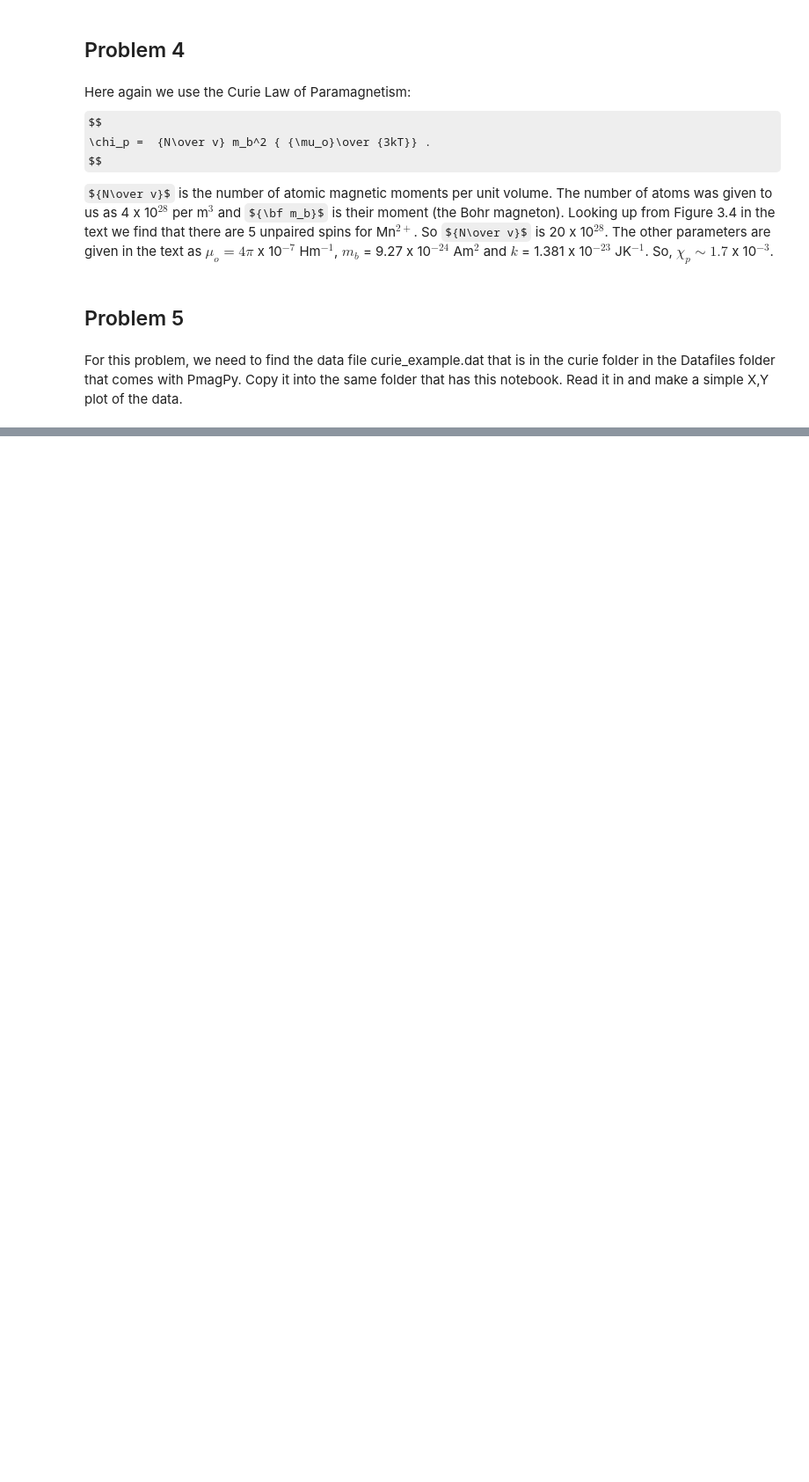
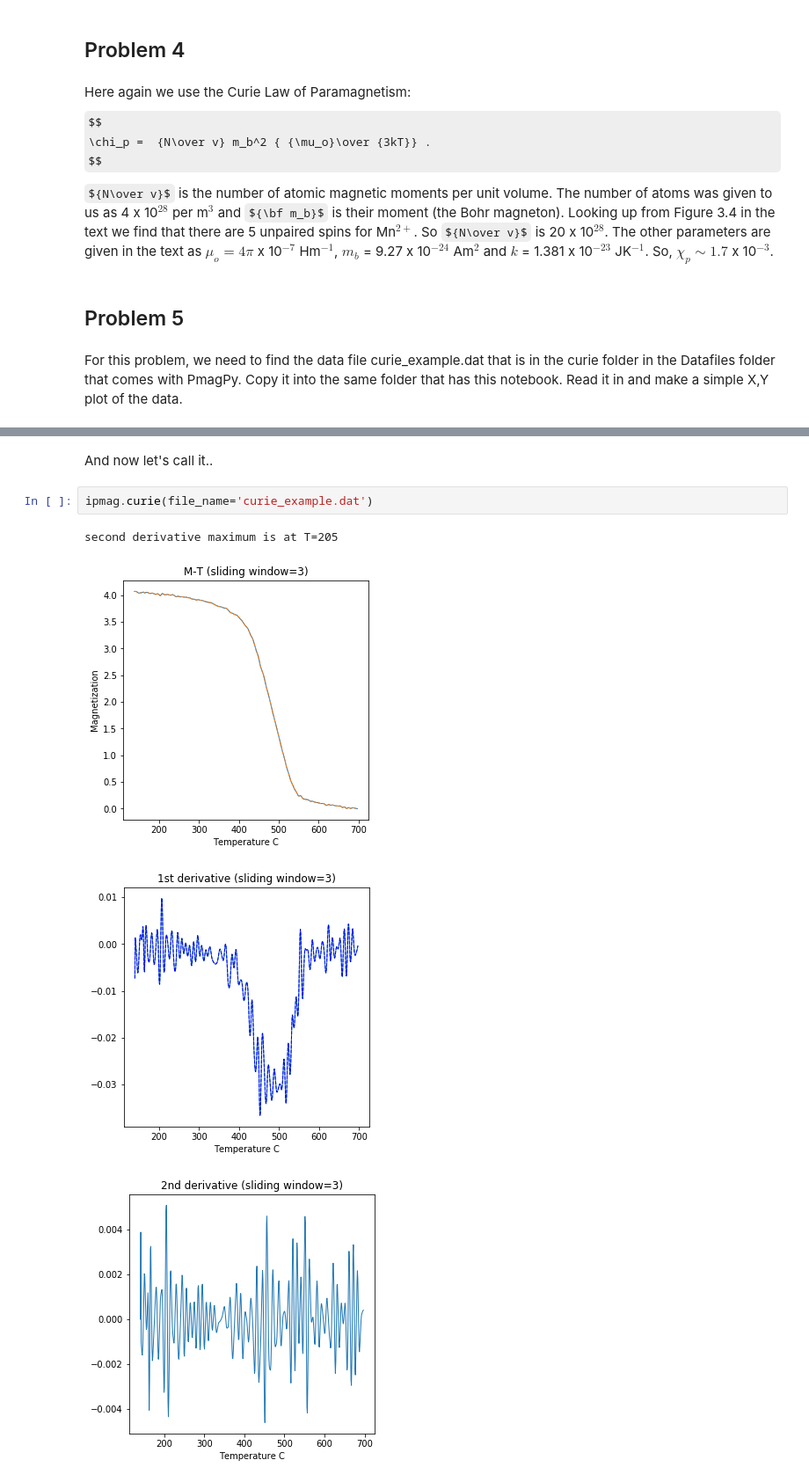
Before and after one commit to ltauxe/Essentials_Notebooks, a Jupyter notebook: Chapter_03/essentials_ch_3.ipynb, the cells around one changed output, grey strips where cells are left out. Shown at 88% size. Cells and saved outputs as stored; diff of their text form; some formulas as TeX source; blank space fills up the shorter version.

```diff
--- a/Chapter_03/essentials_ch_3.ipynb
+++ b/Chapter_03/essentials_ch_3.ipynb
@@ -122,0 +143,9 @@ Now go to the command line in the same directory and try curie.py with the synta
+# %% [markdown]
+And now let's call it..
+# %%
+ipmag.curie(file_name='curie_example.dat')
+# %% [output]
+second derivative maximum is at T=205
+[figure, added]
+[figure, added]
+[figure, added]
```
Also changed, not shown: parts of 12 cells of this notebook, 7 other files.
